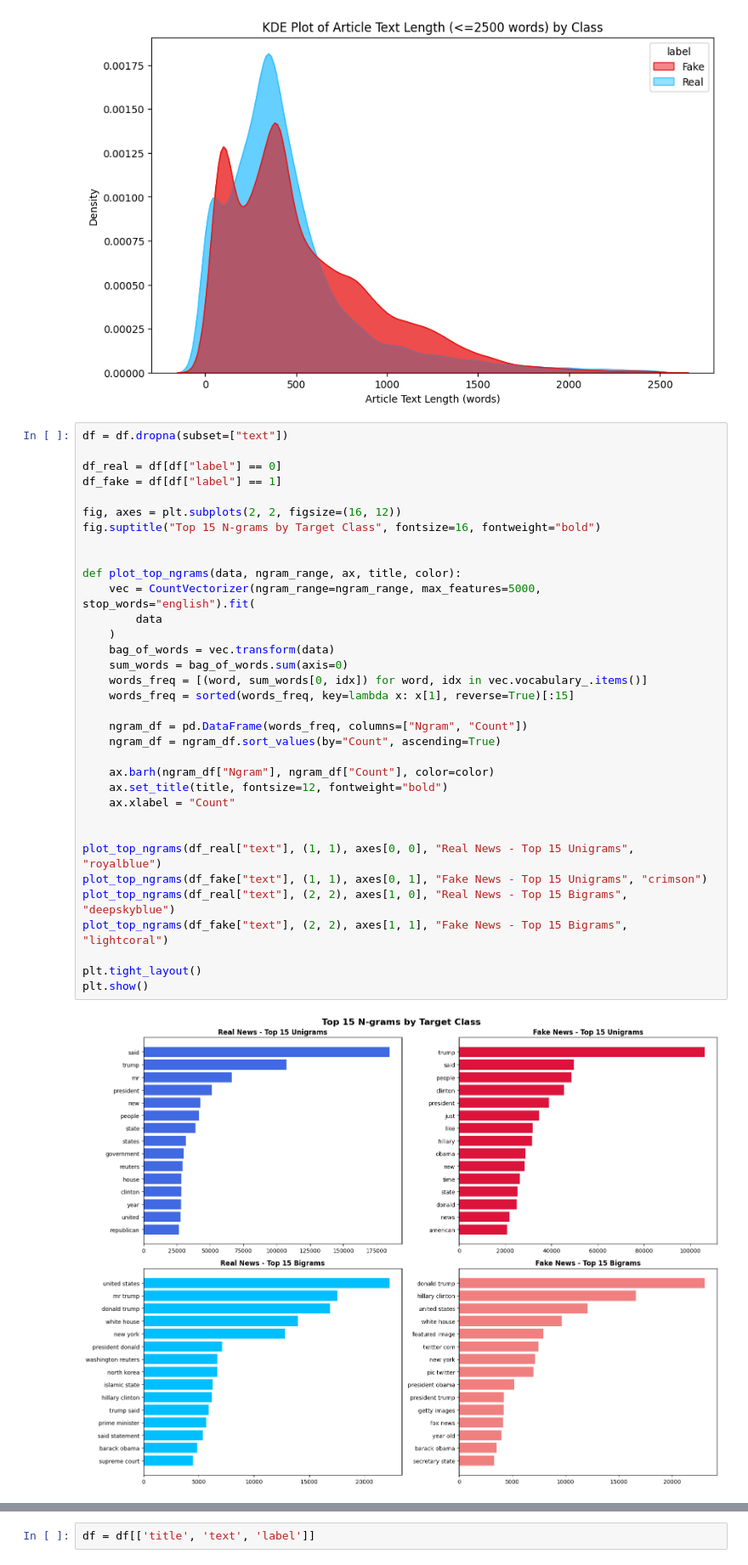
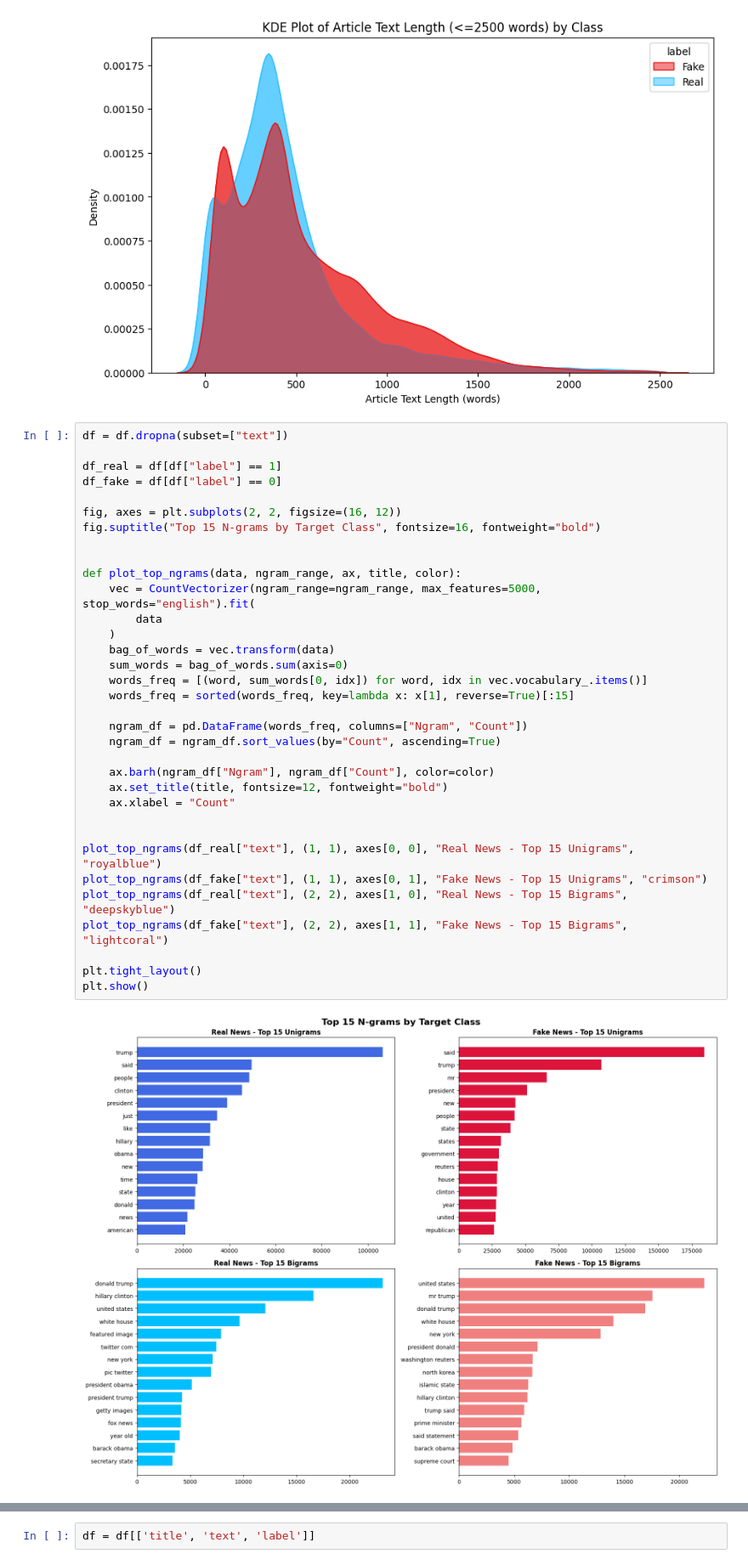
Before and after one commit to jackomazi/data-mining-and-machine-learning-project, a Jupyter notebook: fake_news_analysis_final.ipynb, the cells around one changed output, grey strips where cells are left out. Shown at 85% size. Drawn from its saved outputs; the diff is of its cells as text.

```diff
--- a/fake_news_analysis_final.ipynb
+++ b/fake_news_analysis_final.ipynb
@@ -218,39 +218,39 @@ plt.show()
 # %%
 df = df.dropna(subset=["text"])
 
-df_real = df[df["label"] == 0]
-df_fake = df[df["label"] == 1]
+df_real = df[df["label"] == 1]
+df_fake = df[df["label"] == 0]
 
 fig, axes = plt.subplots(2, 2, figsize=(16, 12))
 fig.suptitle("Top 15 N-grams by Target Class", fontsize=16, fontweight="bold")
 
 
 def plot_top_ngrams(data, ngram_range, ax, title, color):
     vec = CountVectorizer(ngram_range=ngram_range, max_features=5000, stop_words="english").fit(
         data
     )
     bag_of_words = vec.transform(data)
     sum_words = bag_of_words.sum(axis=0)
     words_freq = [(word, sum_words[0, idx]) for word, idx in vec.vocabulary_.items()]
     words_freq = sorted(words_freq, key=lambda x: x[1], reverse=True)[:15]
 
     ngram_df = pd.DataFrame(words_freq, columns=["Ngram", "Count"])
     ngram_df = ngram_df.sort_values(by="Count", ascending=True)
 
     ax.barh(ngram_df["Ngram"], ngram_df["Count"], color=color)
     ax.set_title(title, fontsize=12, fontweight="bold")
     ax.xlabel = "Count"
 
 
 plot_top_ngrams(df_real["text"], (1, 1), axes[0, 0], "Real News - Top 15 Unigrams", "royalblue")
 plot_top_ngrams(df_fake["text"], (1, 1), axes[0, 1], "Fake News - Top 15 Unigrams", "crimson")
 plot_top_ngrams(df_real["text"], (2, 2), axes[1, 0], "Real News - Top 15 Bigrams", "deepskyblue")
 plot_top_ngrams(df_fake["text"], (2, 2), axes[1, 1], "Fake News - Top 15 Bigrams", "lightcoral")
 
 plt.tight_layout()
 plt.show()
 # %% [output]
-[figure, old version]
+[figure, new version]
 # %%
 fake_texts = df[df['label'] == 0]['text'].astype(str)
 real_texts = df[df['label'] == 1]['text'].astype(str)
```
Also changed, not shown: parts of 1 cell of this notebook, 3 other files.
